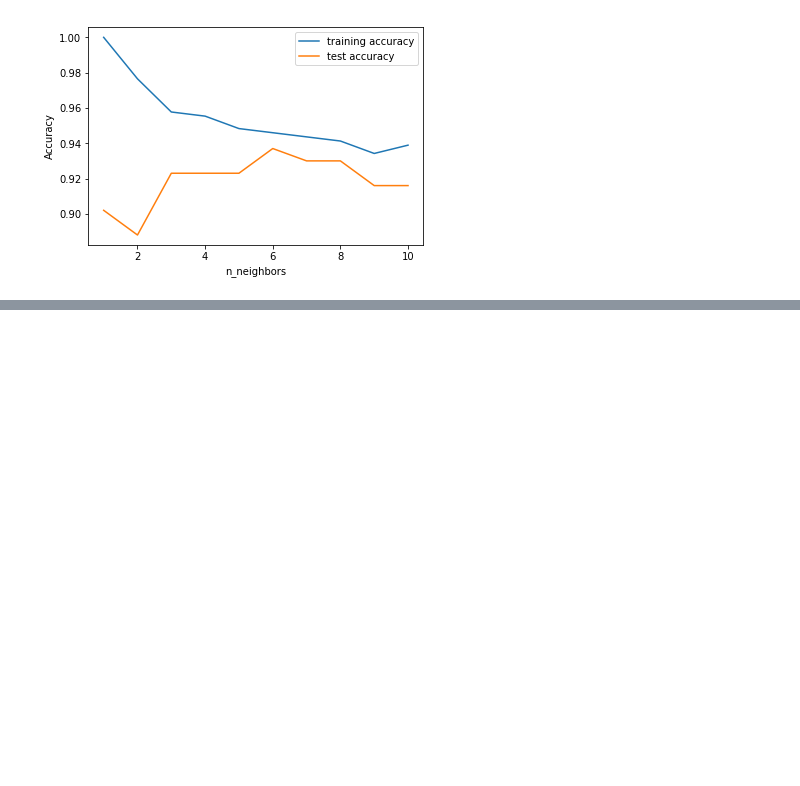
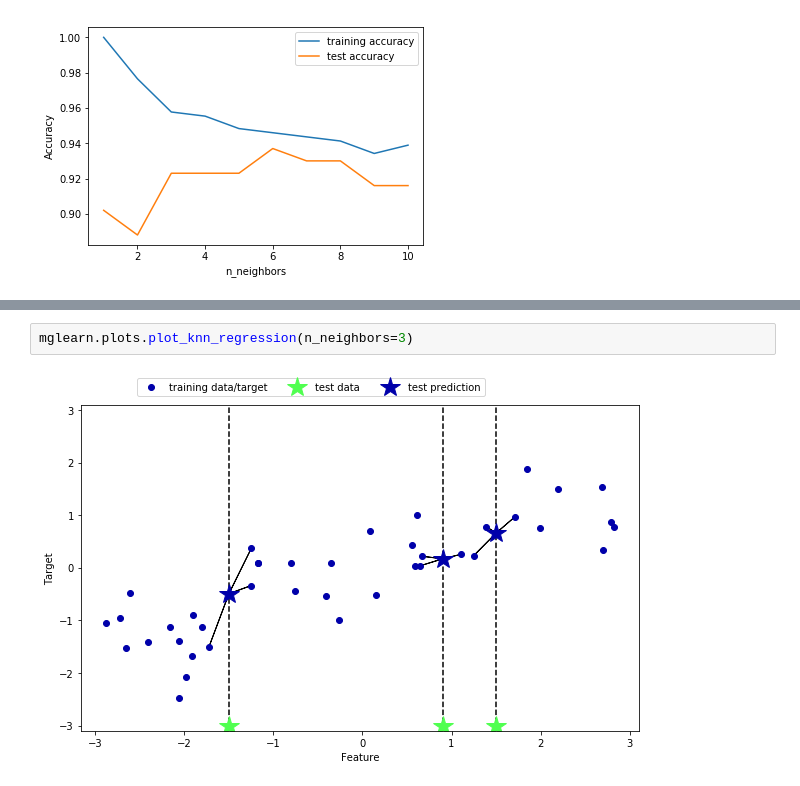
Before and after one commit to wu-jiawei/introductory_to_ml_with_python, a Jupyter notebook: chapter2-supervised-learning.ipynb, the cells around one changed output, grey strips where cells are left out. Saved outputs shown, nothing was run; the diff lists cells and outputs as text; blank space fills up the shorter version.

```diff
--- a/chapter2-supervised-learning.ipynb
+++ b/chapter2-supervised-learning.ipynb
@@ -143,0 +148,4 @@ plt.legend()
+# %%
+mglearn.plots.plot_knn_regression(n_neighbors=3)
+# %% [output]
+[figure, added]
```
Also changed, not shown: parts of 55 cells of this notebook.
